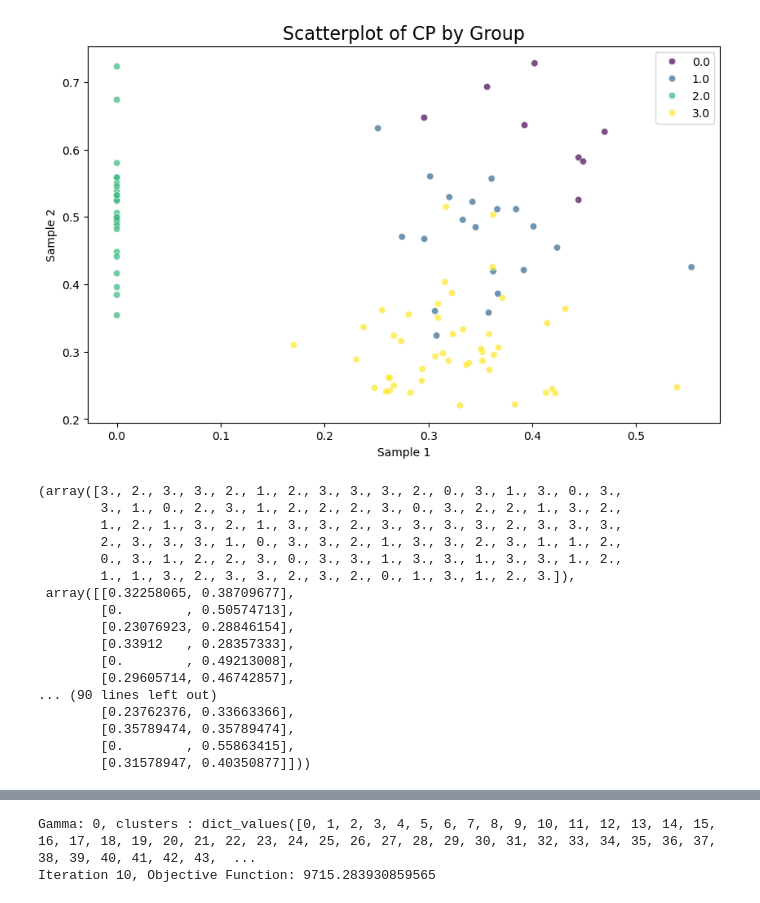
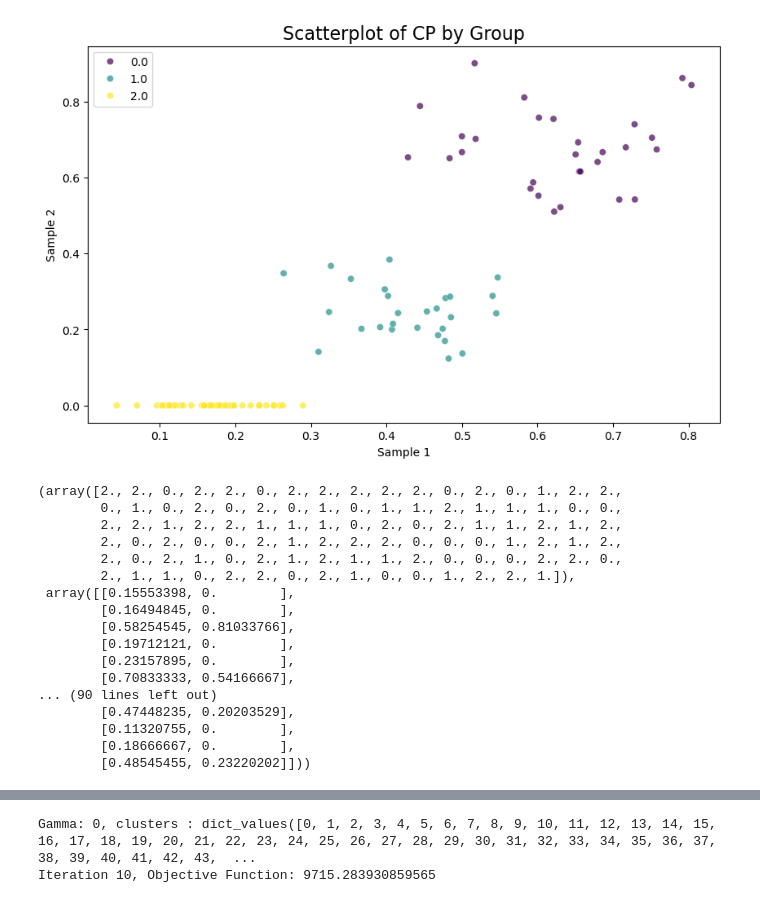
Before and after one commit to yuadamding/Multi_Region_CliPP, a Jupyter notebook: test5.ipynb, the cells around one changed output, grey strips where cells are left out. Saved outputs shown, nothing was run; the diff lists cells and outputs as text; code cells hidden in the pictures.

```diff
--- a/test5.ipynb
+++ b/test5.ipynb
@@ -1,35 +1,35 @@
 # %%
-from snv import *
+from snv2 import *
 import pandas as pd
-df = pd.read_csv("simulation_data_cluster_4_region_2_read_depth_100_replica_2.tsv", sep="\t")
+df = pd.read_csv("simulation_data_cluster_3_region_2_read_depth_100_replica_2.tsv", sep="\t")
 m = len(np.unique(df['region']))
 n = int(len(df) / m)
 
 from helper import *
 
 cparr = np.zeros([n, m])
 group = np.zeros(n)
 cp = df['alt_counts'] * (df['tumour_purity'] * (df['major_cn'] + df['minor_cn']) + 2 * (1 - df['tumour_purity'])) / ((df['ref_counts'] + df['alt_counts']) * df['multiplicity'])
 
 for i in range(n):
     group[i] = int(df['cluster'][i * m])
     for j in range(m):
         cparr[i, j] = cp[i * m + j]
 plt.figure(figsize=(10, 6))
 sns.scatterplot(x=cparr[:, 0], y=cparr[:, 1], hue=group, palette='viridis', alpha=0.7)
 
 # Add labels and title
 plt.title("Scatterplot of CP by Group", fontsize=16)
 plt.xlabel("Sample 1")
 plt.ylabel("Sample 2")
 
 # Show the plot
 plt.show()
 # %% [output]
-[figure, old version]
+[figure, new version]
 # %%
 import numpy as np
-df = pd.read_csv("simulation_data_cluster_4_region_2_read_depth_100_replica_2.tsv", sep="\t")
+df = pd.read_csv("simulation_data_cluster_3_region_2_read_depth_100_replica_2.tsv", sep="\t")
 m = len(np.unique(df['region']))
 n = int(len(df) / m)
 cparr = np.zeros([n, m])
@@ -43,23 +43,23 @@ for i in range(n):
 
 group, cparr
 # %% [output]
-(array([3., 2., 3., 3., 2., 1., 2., 3., 3., 3., 2., 0., 3., 1., 3., 0., 3.,
-        3., 1., 0., 2., 3., 1., 2., 2., 2., 3., 0., 3., 2., 2., 1., 3., 2.,
-        1., 2., 1., 3., 2., 1., 3., 3., 2., 3., 3., 3., 3., 2., 3., 3., 3.,
-        2., 3., 3., 3., 1., 0., 3., 3., 2., 1., 3., 3., 2., 3., 1., 1., 2.,
-        0., 3., 1., 2., 2., 3., 0., 3., 3., 1., 3., 3., 1., 3., 3., 1., 2.,
-        1., 1., 3., 2., 3., 3., 2., 3., 2., 0., 1., 3., 1., 2., 3.]),
- array([[0.32258065, 0.38709677],
-        [0.        , 0.50574713],
-        [0.23076923, 0.28846154],
-        [0.33912   , 0.28357333],
-        [0.        , 0.49213008],
-        [0.29605714, 0.46742857],
+(array([2., 2., 0., 2., 2., 0., 2., 2., 2., 2., 2., 0., 2., 0., 1., 2., 2.,
+        0., 1., 0., 2., 0., 2., 0., 1., 0., 1., 1., 2., 1., 1., 1., 0., 0.,
+        2., 2., 1., 2., 2., 1., 1., 1., 0., 2., 0., 2., 1., 1., 2., 1., 2.,
+        2., 0., 2., 0., 0., 2., 1., 2., 2., 2., 0., 0., 0., 1., 2., 1., 2.,
+        2., 0., 2., 1., 0., 2., 1., 2., 1., 1., 2., 0., 0., 0., 2., 2., 0.,
+        2., 1., 1., 0., 2., 2., 0., 2., 1., 0., 0., 1., 2., 2., 1.]),
+ array([[0.15553398, 0.        ],
+        [0.16494845, 0.        ],
+        [0.58254545, 0.81033766],
+        [0.19712121, 0.        ],
+        [0.23157895, 0.        ],
+        [0.70833333, 0.54166667],
 ... (90 lines left out)
-        [0.23762376, 0.33663366],
-        [0.35789474, 0.35789474],
-        [0.        , 0.55863415],
-        [0.31578947, 0.40350877]]))
+        [0.47448235, 0.20203529],
+        [0.11320755, 0.        ],
+        [0.18666667, 0.        ],
+        [0.48545455, 0.23220202]]))
 # %%
 import numpy as np
 import matplotlib.pyplot as plt
```
Also changed, not shown: parts of 4 cells of this notebook, 24 other files.
